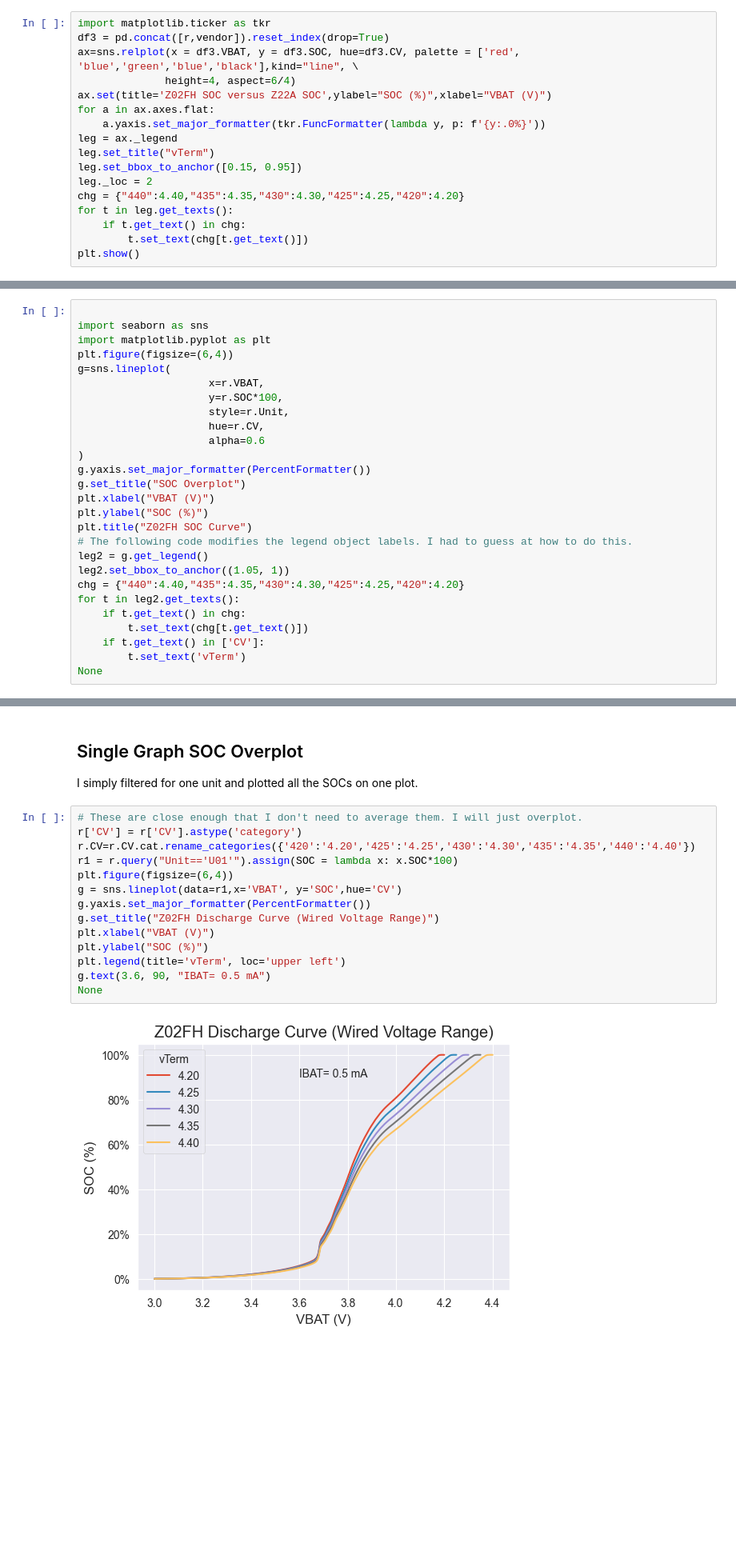
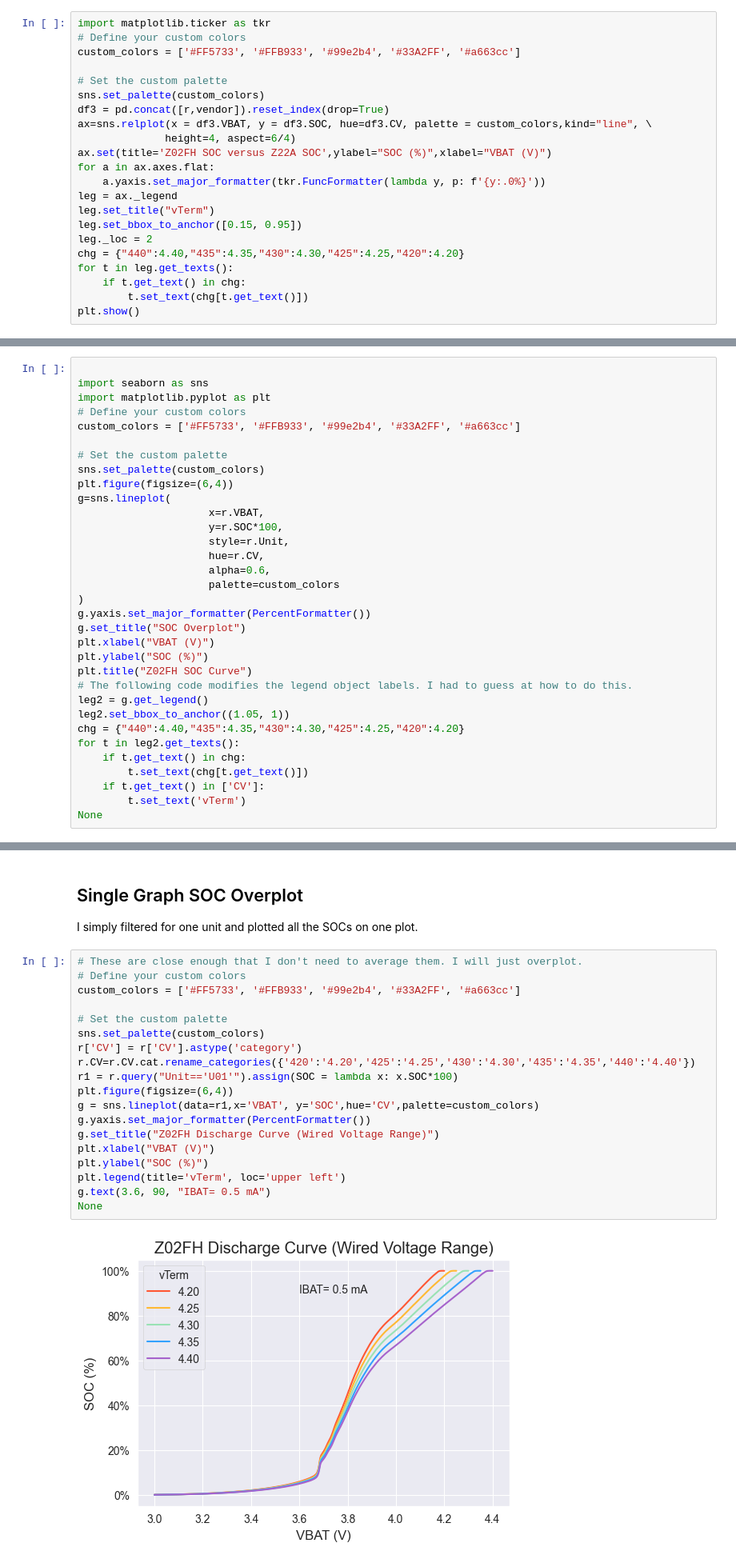
Before and after one commit to ziggle/BatteryDischargeQuickLookReport, a Jupyter notebook: Z02FH-Styled.ipynb, the cells around one changed output, grey strips where cells are left out. Shown: that part at 80% size. Saved outputs shown, nothing was run; the diff lists cells and outputs as text; blank space fills up the shorter version.

```diff
--- a/Z02FH-Styled.ipynb
+++ b/Z02FH-Styled.ipynb
@@ -414,8 +414,13 @@ r=r.rename(columns={"v":"VBAT","soc":"SOC"})
 The vendor's normally rate their batteries from 3.0 V to 4.2 V. There are two batteries under test. The following plot shows an overplot of the two curves. As you can see, the two devices are very consistent. Normally, I average the two curves. In this case, there is no need to average because they are so similar.
 # %%
 import matplotlib.ticker as tkr
+# Define your custom colors
+custom_colors = ['#FF5733', '#FFB933', '#99e2b4', '#33A2FF', '#a663cc']
+
+# Set the custom palette
+sns.set_palette(custom_colors)
 df3 = pd.concat([r,vendor]).reset_index(drop=True)
-ax=sns.relplot(x = df3.VBAT, y = df3.SOC, hue=df3.CV, palette = ['red', 'blue','green','blue','black'],kind="line", \
+ax=sns.relplot(x = df3.VBAT, y = df3.SOC, hue=df3.CV, palette = custom_colors,kind="line", \
               height=4, aspect=6/4)
 ax.set(title='Z02FH SOC versus Z22A SOC',ylabel="SOC (%)",xlabel="VBAT (V)")
 for a in ax.axes.flat:
@@ -450,13 +455,19 @@ I am just printing one battery's SOC
 
 import seaborn as sns
 import matplotlib.pyplot as plt
+# Define your custom colors
+custom_colors = ['#FF5733', '#FFB933', '#99e2b4', '#33A2FF', '#a663cc']
+
+# Set the custom palette
+sns.set_palette(custom_colors)
 plt.figure(figsize=(6,4))
 g=sns.lineplot(
                      x=r.VBAT,
                      y=r.SOC*100,
                      style=r.Unit,
                      hue=r.CV,
-                     alpha=0.6
+                     alpha=0.6,
+                     palette=custom_colors
 )
 g.yaxis.set_major_formatter(PercentFormatter())
 g.set_title("SOC Overplot")
@@ -481,20 +492,25 @@ None
 I simply filtered for one unit and plotted all the SOCs on one plot.
 # %%
 # These are close enough that I don't need to average them. I will just overplot.
+# Define your custom colors
+custom_colors = ['#FF5733', '#FFB933', '#99e2b4', '#33A2FF', '#a663cc']
+
+# Set the custom palette
+sns.set_palette(custom_colors)
 r['CV'] = r['CV'].astype('category')
 r.CV=r.CV.cat.rename_categories({'420':'4.20','425':'4.25','430':'4.30','435':'4.35','440':'4.40'})
 r1 = r.query("Unit=='U01'").assign(SOC = lambda x: x.SOC*100)
 plt.figure(figsize=(6,4))
-g = sns.lineplot(data=r1,x='VBAT', y='SOC',hue='CV')
+g = sns.lineplot(data=r1,x='VBAT', y='SOC',hue='CV',palette=custom_colors)
 g.yaxis.set_major_formatter(PercentFormatter())
 g.set_title("Z02FH Discharge Curve (Wired Voltage Range)")
 plt.xlabel("VBAT (V)")
 plt.ylabel("SOC (%)")
 plt.legend(title='vTerm', loc='upper left')
 g.text(3.6, 90, "IBAT= 0.5 mA")
 None
 # %% [output]
-[figure, old version]
+[figure, new version]
 # %% [markdown]
 ## SOC from 3.414 V to 4.2 V
 
```
Also changed, not shown: parts of 2 cells of this notebook.
